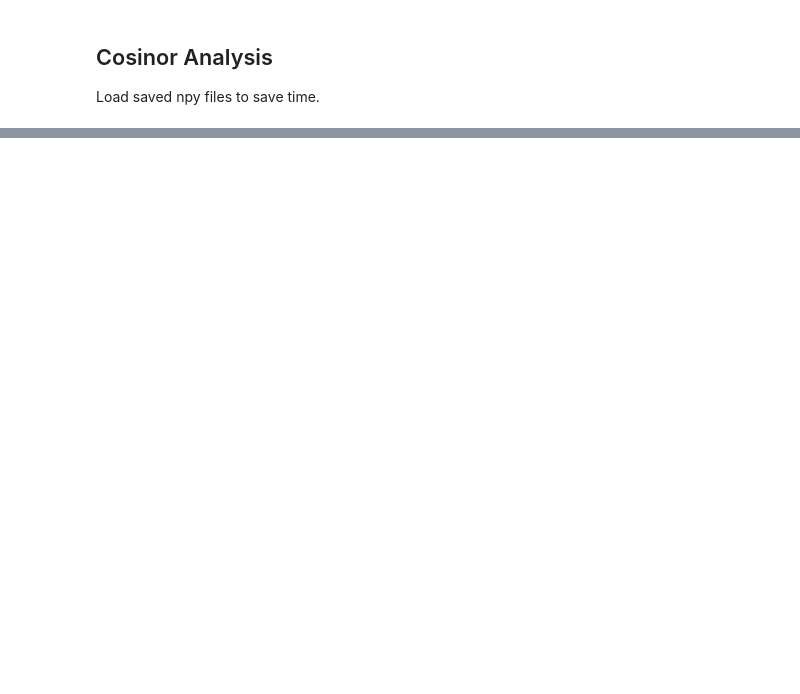
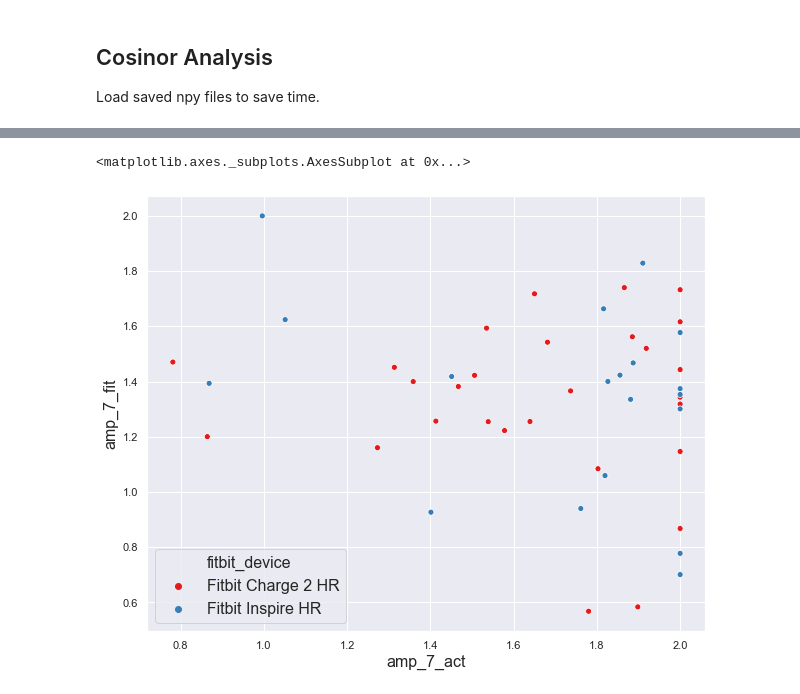
Before and after one commit to UTCogNeuroLab/wearables, a Jupyter notebook: notebooks/Validation Analysis Main.ipynb, the cells around one changed output, grey strips where cells are left out. Cells and saved outputs as stored; diff of their text form; code cells hidden in the pictures; blank space fills up the shorter version.

```diff
--- a/notebooks/Validation Analysis Main.ipynb
+++ b/notebooks/Validation Analysis Main.ipynb
@@ -236,0 +663,5 @@ df1.columns[~df1.columns.str.contains('subject|device')]
+# %%
+sns.scatterplot(x = 'amp_7_act', y = 'amp_7_fit', hue = 'fitbit_device', ci=95, data = df1, palette = 'Set1')
+# %% [output]
+<matplotlib.axes._subplots.AxesSubplot at 0x...>
+[figure, added]
```
Also changed, not shown: parts of 66 cells of this notebook, 5 other files.
